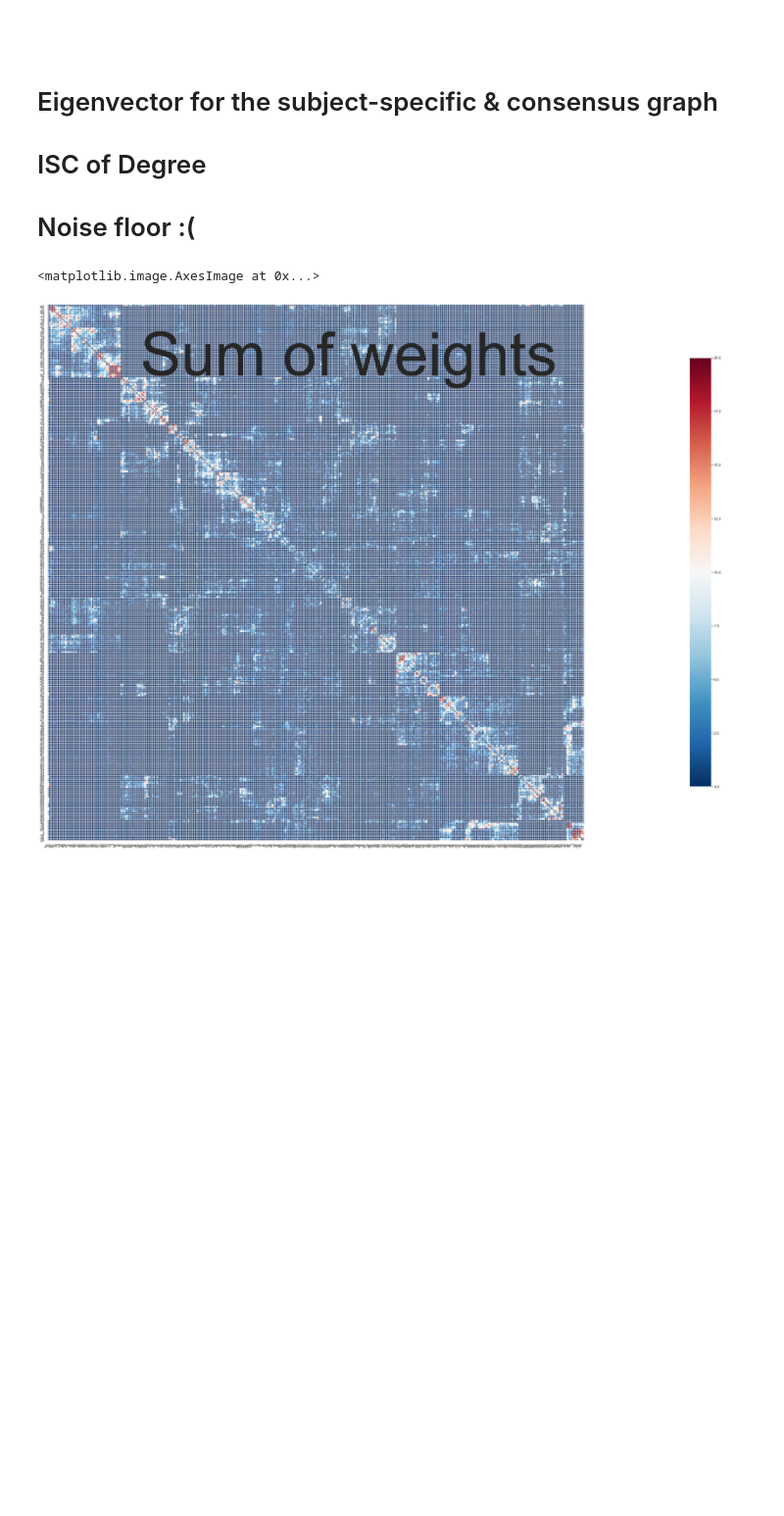
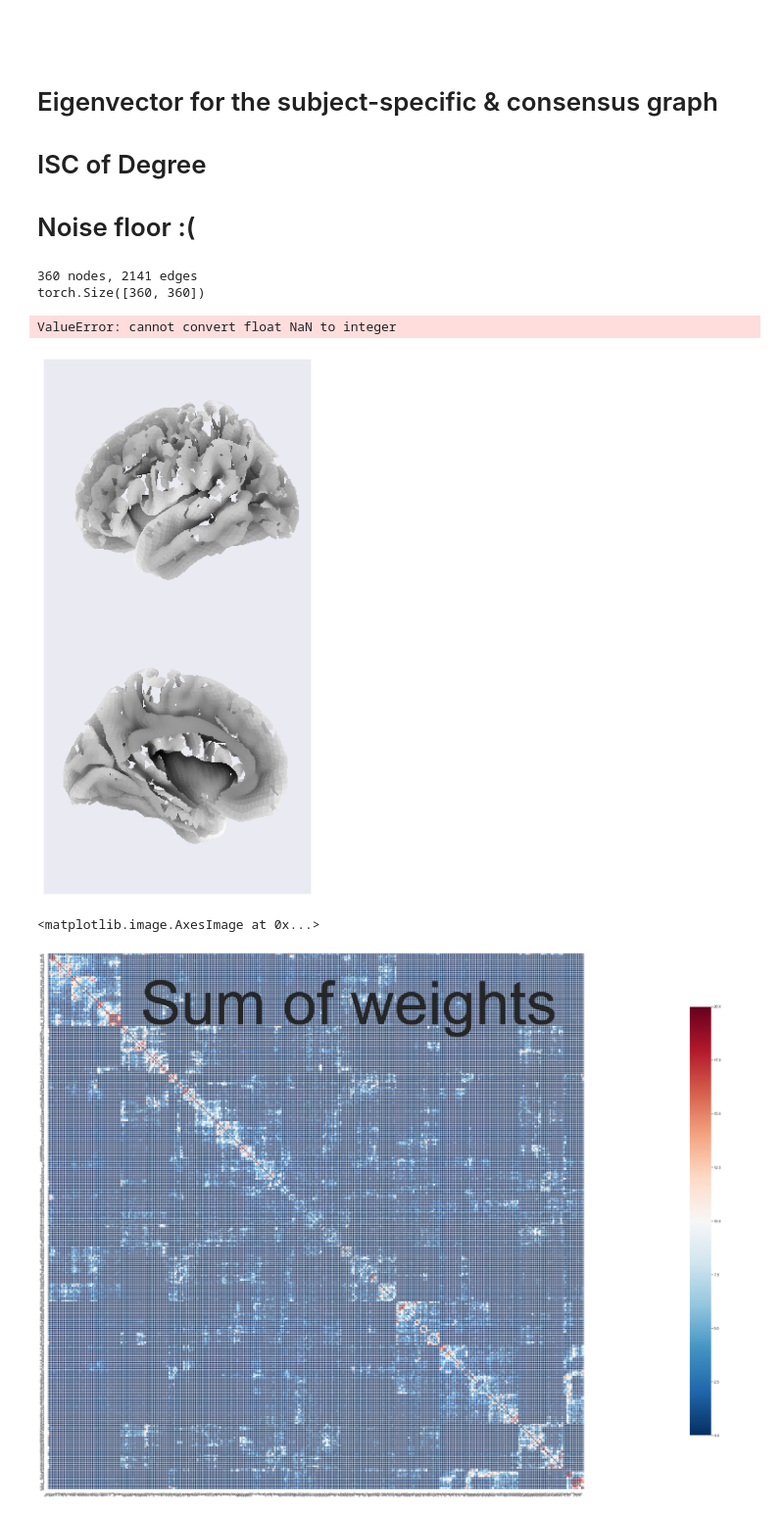
Before and after one commit to venkateshness/Internship_HBN, a Jupyter notebook: Graph-related_analysis/Functional_graph_setup/Preprocessing.ipynb, the cells around one changed output. Shown at 98% size. Cells and saved outputs as stored; diff of their text form; code cells hidden in the pictures; blank space fills up the shorter version.

```diff
--- a/Graph-related_analysis/Functional_graph_setup/Preprocessing.ipynb
+++ b/Graph-related_analysis/Functional_graph_setup/Preprocessing.ipynb
@@ -155,7 +155,7 @@ def NNgraph(correlation_matrix,is_consensus=False):
     # values, eigs = torch.linalg.eigh(laplacian)
 
     weight_matrix_after_NN = torch.matmul(degree, torch.matmul(knn_graph, degree))
-    return weight_matrix_after_NN,knn_graph
+    return weight_matrix_after_NN,knn_graph,degree
 # %%
 from scipy import io as sio
 from pygsp import graphs
@@ -259,43 +259,51 @@ for i in range(1,25):
 for i in range(1,len(subjects_data_available_for)):
     if not os.path.exists(f"/homes/v20subra/S4B2/Graph-related_analysis/Functional_graph_setup/Results_/{subjects_data_available_for[i]}"):
 
         # if the demo_folder directory is not present
         # then create it.
         os.makedirs(f"/homes/v20subra/S4B2/Graph-related_analysis/Functional_graph_setup/Results_/{subjects_data_available_for[i]}")
 
 
 
 
 def main(subj,is_consensus,subject_no):
     img = f'/users2/local/Venkatesh/HBN/CPAC_preprocessed/sub-{subj}_ses-1/functional_to_standard/_scan_rest/_selector_CSF-2mmE-M_aC-CSF+WM-2mm-DPC5_M-SDB_P-2_BP-B0.01-T0.1_C-S-1+2-FD-J0.5/bandpassed_demeaned_filtered_antswarp.nii.gz'
     mask = f'/users2/local/Venkatesh/HBN/CPAC_preprocessed/sub-{subj}_ses-1/functional_brain_mask_to_standard/_scan_rest/sub-{subj}_task-rest_bold_calc_resample_volreg_mask_antswarp.nii.gz'
     # print('running parcellation')
     parcellated = parcellation(mask,img)
 
     # print('running correlation_matrix')
     correlation_matrix = connectivitymeasure(parcellated)
 
 
     # print('running weight_matrix_after_NN')
-    weight_matrix_after_NN,knn_graph = NNgraph(correlation_matrix,is_consensus)
+    weight_matrix_after_NN,knn_graph,degree = NNgraph(correlation_matrix,is_consensus)
     np.fill_diagonal(weight_matrix_after_NN.numpy(),0)
-    # G = graph_setup('normalized',weight_matrix_after_NN)
+    G = graph_setup('normalized',weight_matrix_after_NN)
+    alpha=0.5
+    lap = np.multiply( np.multiply(np.power(degree,-alpha), G.L.toarray()), np.power(degree,-alpha))
+    print(np.shape(lap))
 
-    # for i in range(1,4):
-    #     signal=np.expand_dims(G.U[:,i], axis=0) # add dimension 1 to signal array
+    for i in range(1,4):
+        signal=np.expand_dims(lap[:,i], axis=0) # add dimension 1 to signal array
 
-    #     U0_brain = signals_to_img_labels(signal,path_Glasser,mnitemp['mask'])
-    #     nilearn.plotting.plot_img_on_surf(U0_brain,
-    #                             views=['lateral','medial'],
-    #                             hemispheres=['left'],
-    #                             colorbar=True,
+        U0_brain = signals_to_img_labels(signal,path_Glasser,mnitemp['mask'])
+        nilearn.plotting.plot_img_on_surf(U0_brain,
+                                views=['lateral','medial'],
+                                hemispheres=['left'],
+                                colorbar=True),
     #     output_file ='/homes/v20subra/S4B2/Graph-related_analysis/Functional_graph_setup/Results_/{}/eigenvector{}.png'.format(subject_no,i))
     return  knn_graph,weight_matrix_after_NN
 
 # weight_matrix_after_NN = main(subj = subjects[21],is_consensus=True,subject_no='consensus')
 knn_graph,weight_matrix_after_NN = dict(),dict()
-for j in tqdm(range(1,len(subjects_data_available_for))):
+for j in tqdm(range(1,2)):
    knn_graph[j],weight_matrix_after_NN[j]= main(subj = subjects_data_available_for[j-1],is_consensus=False,subject_no=j)
+# %% [output]
+360 nodes, 2141 edges
+torch.Size([360, 360])
+ValueError: cannot convert float NaN to integer
+[figure, added]
 # %%
 l = np.arange(360)
 
```
Also changed, not shown: parts of 13 cells of this notebook, 2 other files.
